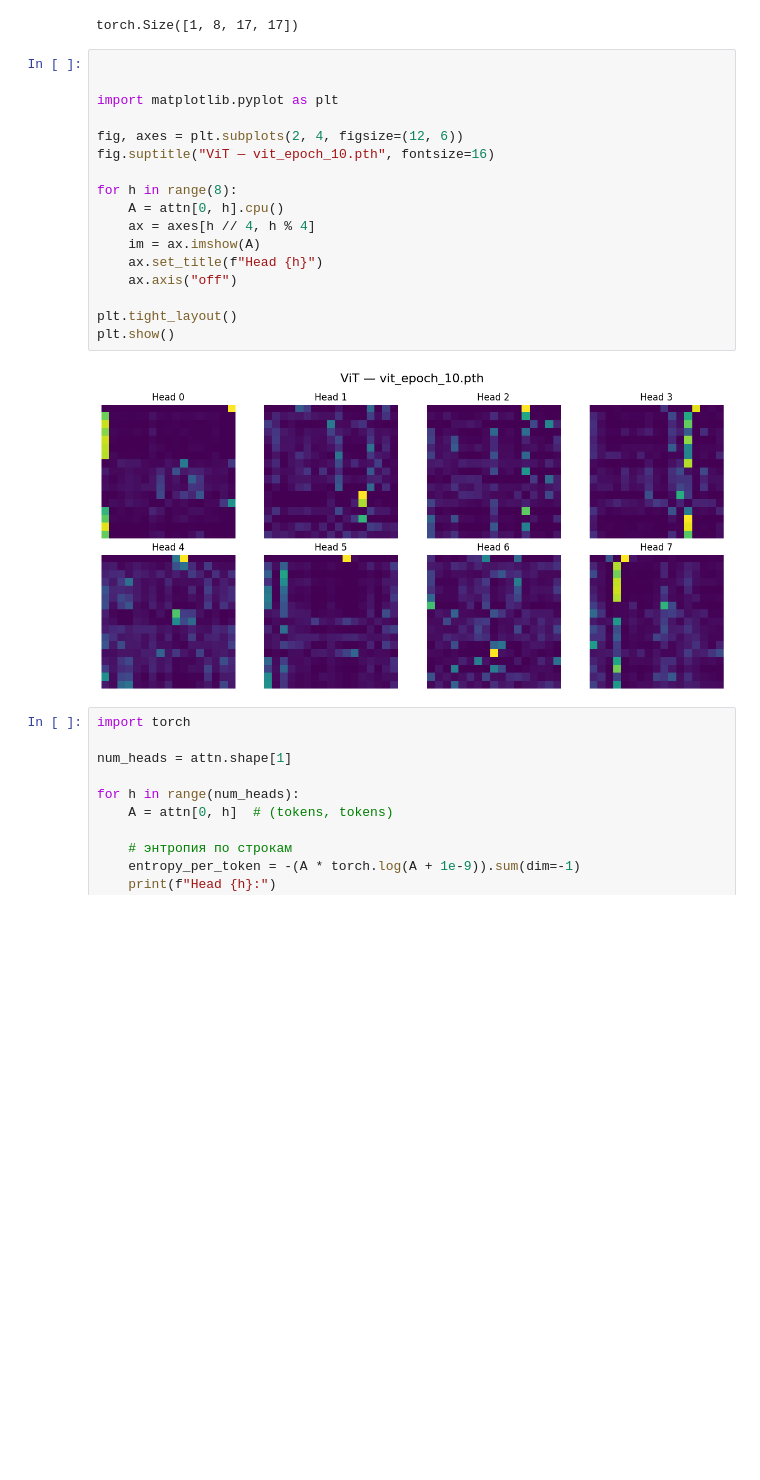
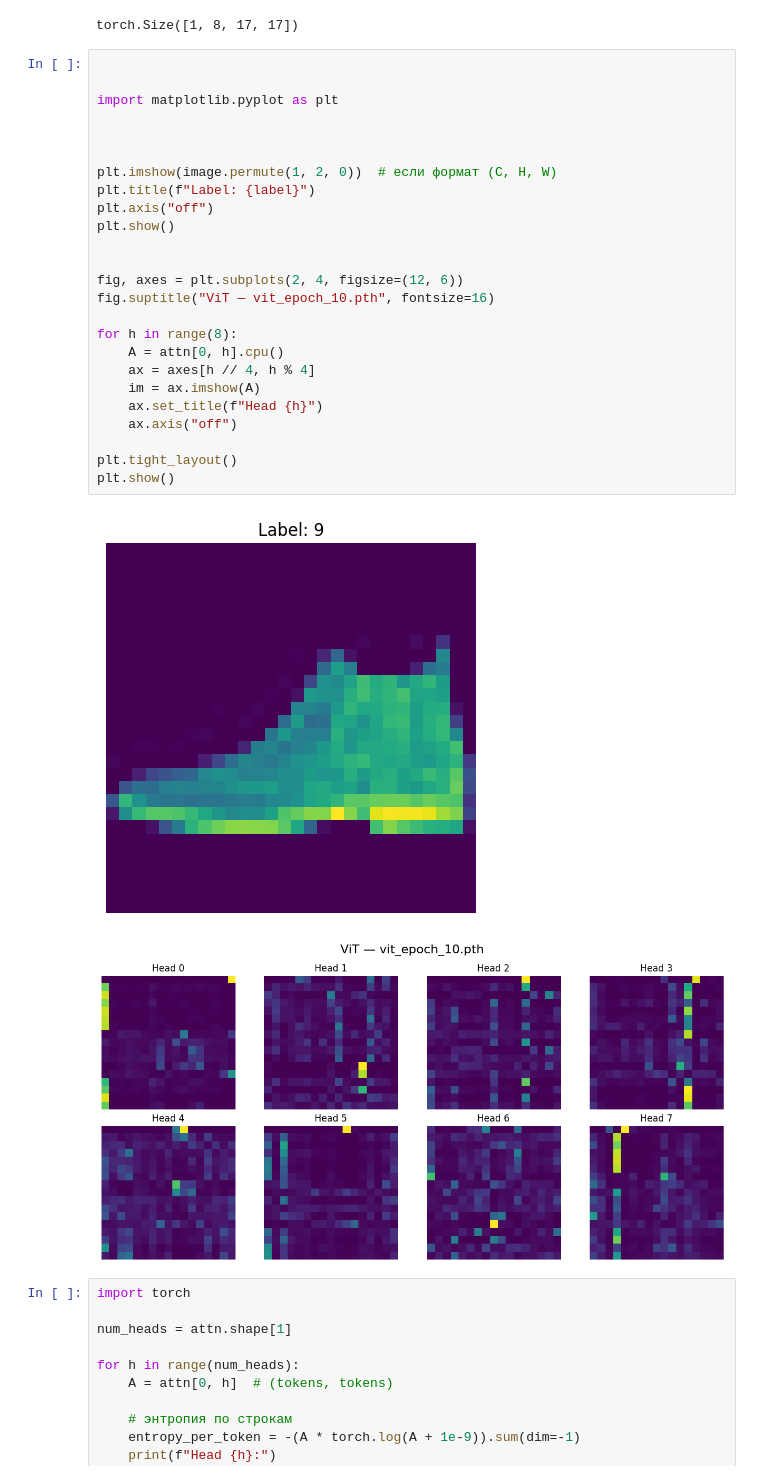
Before and after one commit to abibimaryam/thesis, a Jupyter notebook: attn.ipynb, the cells around one changed output. Saved outputs shown, nothing was run; the diff lists cells and outputs as text; blank space fills up the shorter version.

```diff
--- a/attn.ipynb
+++ b/attn.ipynb
@@ -57,22 +57,31 @@ torch.Size([1, 8, 17, 17])
 # %%
 
 
 import matplotlib.pyplot as plt
+
+
+
+plt.imshow(image.permute(1, 2, 0))  # если формат (C, H, W)
+plt.title(f"Label: {label}")
+plt.axis("off")
+plt.show()
+
 
 fig, axes = plt.subplots(2, 4, figsize=(12, 6))
 fig.suptitle("ViT — vit_epoch_10.pth", fontsize=16)
 
 for h in range(8):
     A = attn[0, h].cpu()
     ax = axes[h // 4, h % 4]
     im = ax.imshow(A)
     ax.set_title(f"Head {h}")
     ax.axis("off")
 
 plt.tight_layout()
 plt.show()
 # %% [output]
-[figure, old version]
+[figure, new version]
+[figure, added]
 # %%
 import torch
 
```
Also changed, not shown: parts of 4 cells of this notebook, 19 other files.
